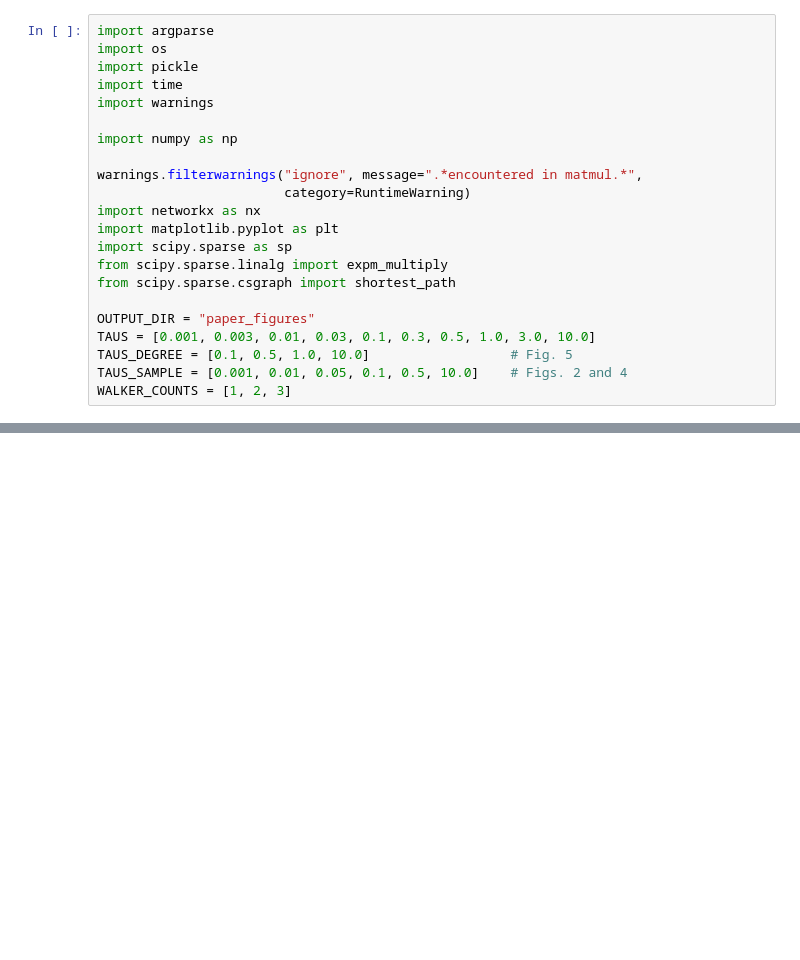
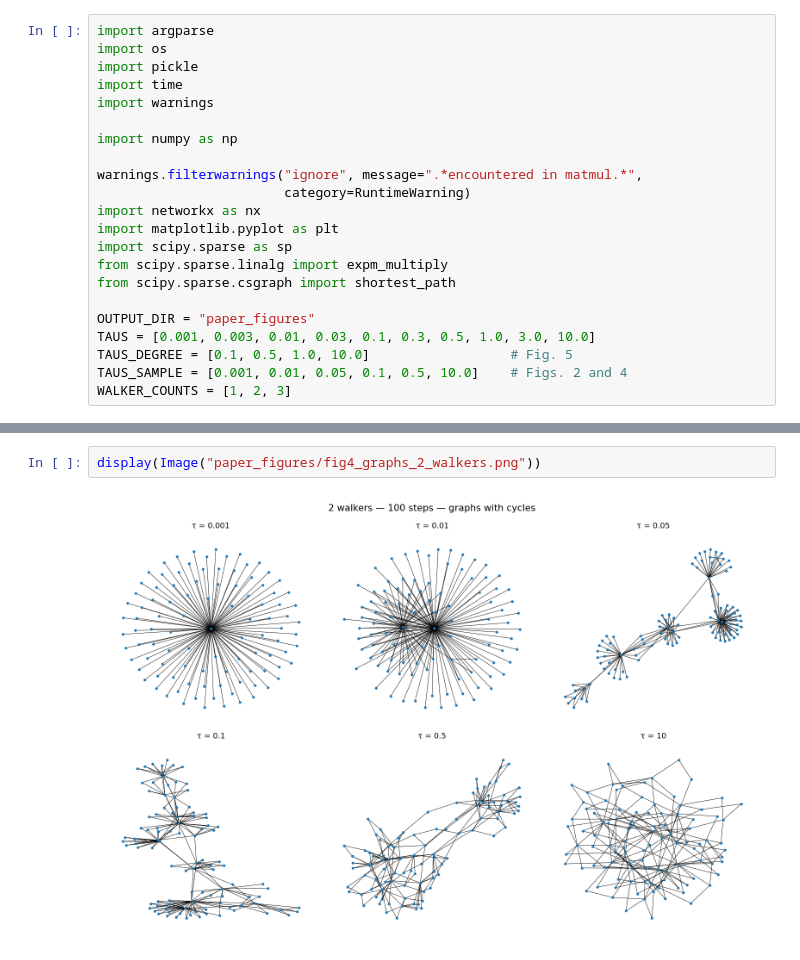
Before and after one commit to mardoniofranca/canoa-grg-qr-tupa, a Jupyter notebook: src/main.ipynb, the cells around one changed output, grey strips where cells are left out. Drawn from its saved outputs; the diff is of its cells as text; blank space fills up the shorter version.

```diff
--- a/src/main.ipynb
+++ b/src/main.ipynb
@@ -348,0 +603,4 @@ Figures in ./paper_figures/
+# %%
+display(Image("paper_figures/fig4_graphs_2_walkers.png"))
+# %% [output]
+[figure, added]
```
Also changed, not shown: parts of 38 cells of this notebook, 19 other files.
